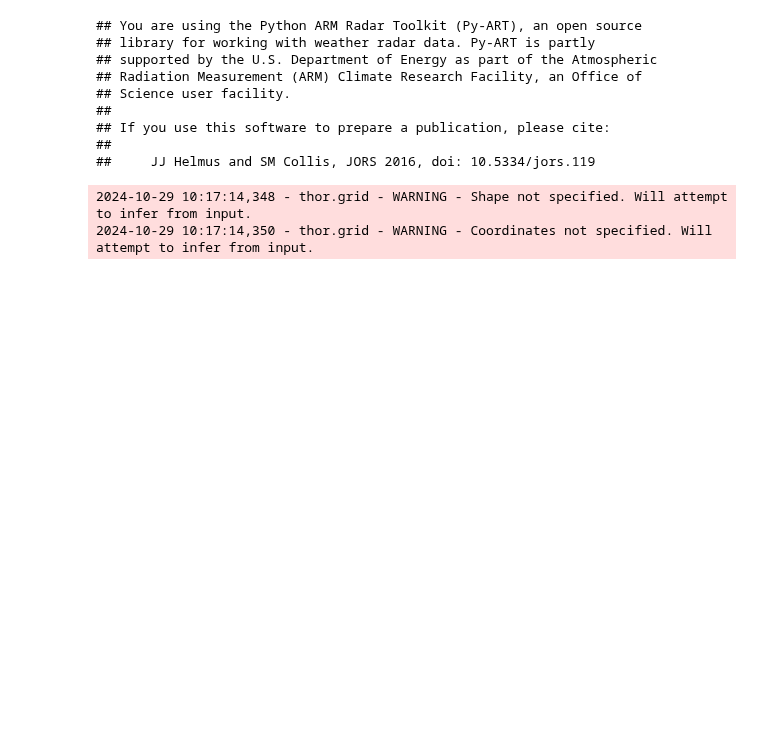
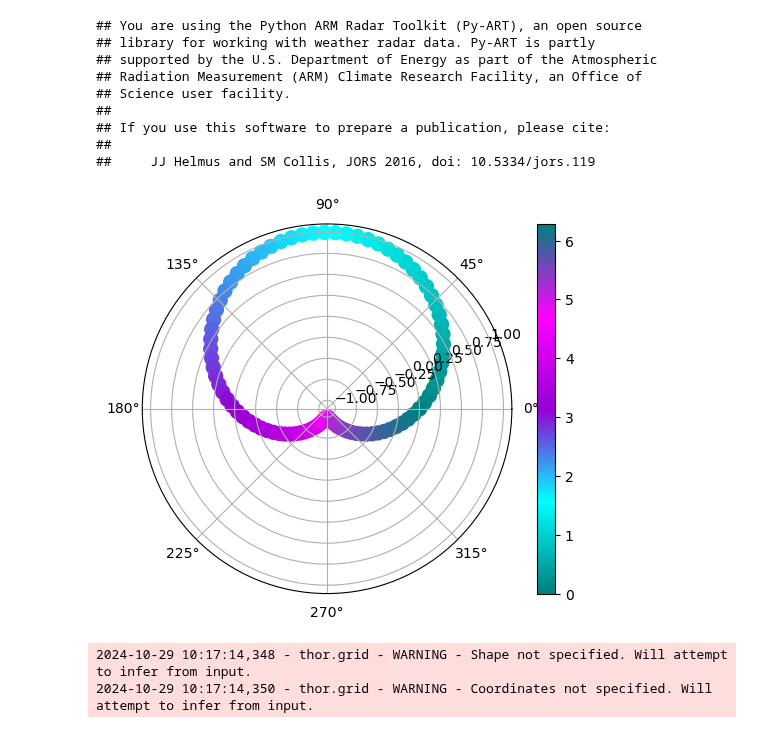
Before and after one commit to THUNER-project/THUNER, a Jupyter notebook: demo/cpol.ipynb, the cells around one changed output. Drawn from its saved outputs; the diff is of its cells as text; code cells hidden in the pictures; blank space fills up the shorter version.

```diff
--- a/demo/cpol.ipynb
+++ b/demo/cpol.ipynb
@@ -27,6 +27,28 @@ notebook_name = "cpol_demo.ipynb"
 ## If you use this software to prepare a publication, please cite:
 ##
 ##     JJ Helmus and SM Collis, JORS 2016, doi: 10.5334/jors.119
+# %%
+import numpy as np
+import matplotlib.pyplot as plt
+import matplotlib.colors as mcolors
+
+# Define your custom colors
+colors = ["cyan", "magenta", "gold", "cyan"]
+
+# Create a LinearSegmentedColormap
+cyclic_cmap = mcolors.LinearSegmentedColormap.from_list('custom_cyclic', colors, N=256)
+
+# Example data
+theta = np.linspace(0, 2 * np.pi, 100)
+r = np.sin(theta)
+
+# Plot using the custom cyclic colormap
+fig, ax = plt.subplots(subplot_kw={'projection': 'polar'})
+c = ax.scatter(theta, r, c=theta, cmap=cyclic_cmap, s=100)
+fig.colorbar(c, ax=ax)
+plt.show()
+# %% [output]
+[figure, added]
 # %%
 # Parent directory for saving outputs
 base_local = Path.home() / "THOR_output"
```
Also changed, not shown: 10 other files.
